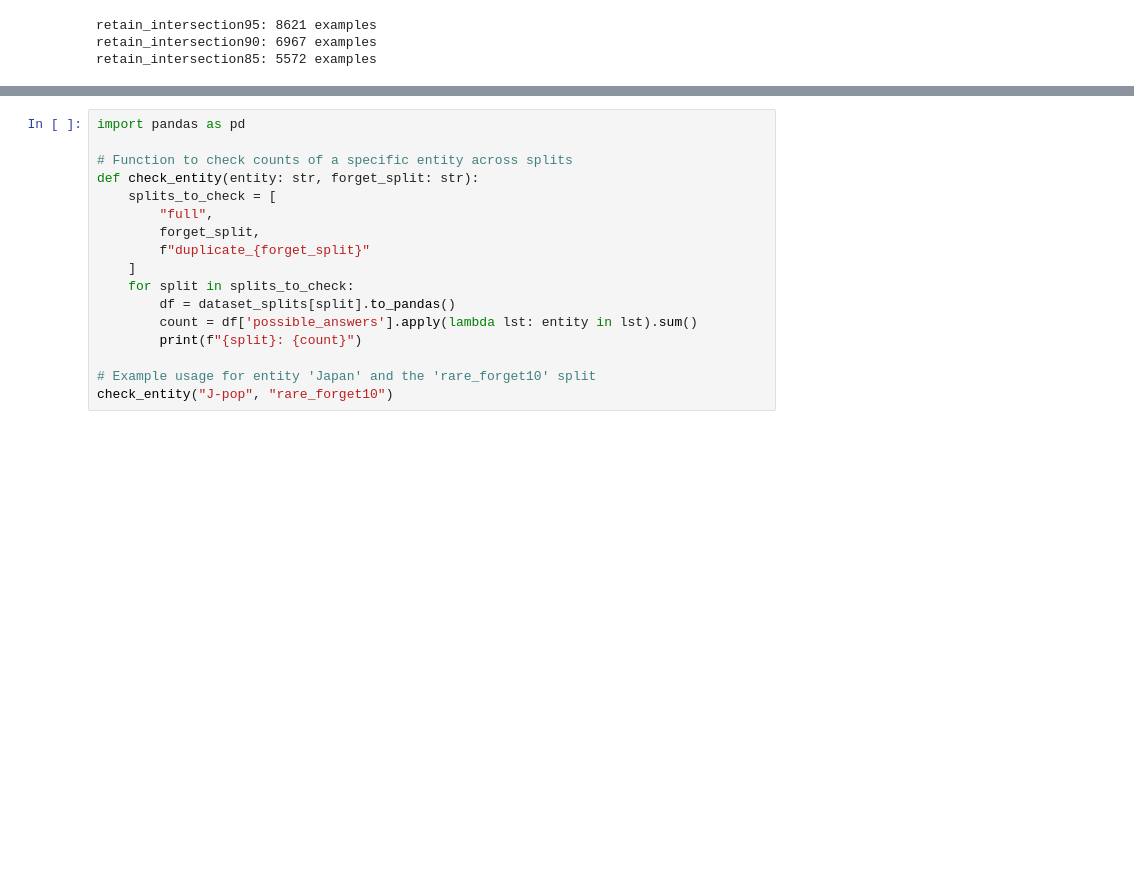
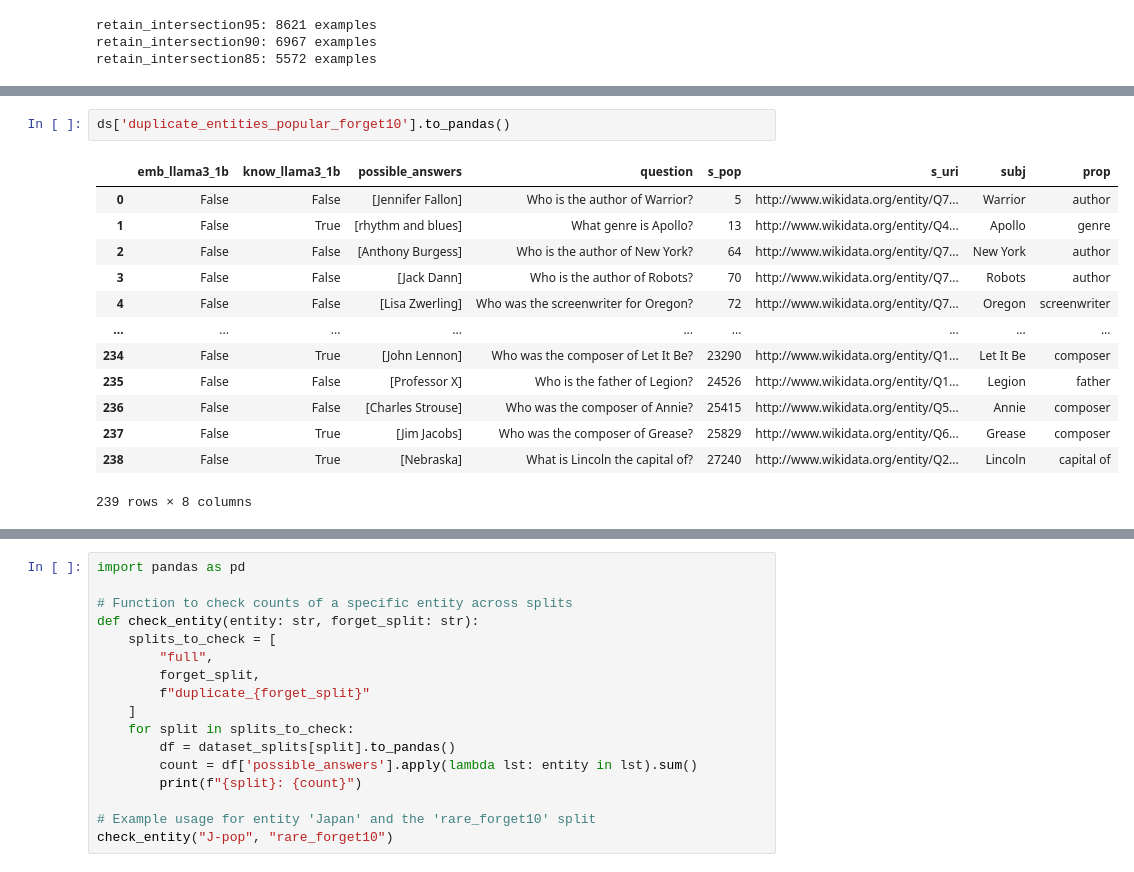
Before and after one commit to Anya-wUw/tripunlamb, a Jupyter notebook: popqa_creation/MU_NLP_DRAFT_.ipynb, the cells around one changed output, grey strips where cells are left out. Cells and saved outputs as stored; diff of their text form; blank space fills up the shorter version.

```diff
--- a/popqa_creation/MU_NLP_DRAFT_.ipynb
+++ b/popqa_creation/MU_NLP_DRAFT_.ipynb
@@ -951,0 +1028,16 @@ for name in dataset_splits.keys():
+# %%
+ds['duplicate_entities_popular_forget10'].to_pandas()
+# %% [output]
+|  | emb_llama3_1b | know_llama3_1b | possible_answers | question | s_pop | s_uri | subj | prop |
+| 0 | False | False | [Jennifer Fallon] | Who is the author of Warrior? | 5 | http://www.wikidata.org/entity/Q7... | Warrior | author |
+| 1 | False | True | [rhythm and blues] | What genre is Apollo? | 13 | http://www.wikidata.org/entity/Q4... | Apollo | genre |
+| 2 | False | False | [Anthony Burgess] | Who is the author of New York? | 64 | http://www.wikidata.org/entity/Q7... | New York | author |
+| 3 | False | False | [Jack Dann] | Who is the author of Robots? | 70 | http://www.wikidata.org/entity/Q7... | Robots | author |
+| 4 | False | False | [Lisa Zwerling] | Who was the screenwriter for Oregon? | 72 | http://www.wikidata.org/entity/Q7... | Oregon | screenwriter |
+| ... | ... | ... | ... | ... | ... | ... | ... | ... |
+| 234 | False | True | [John Lennon] | Who was the composer of Let It Be? | 23290 | http://www.wikidata.org/entity/Q1... | Let It Be | composer |
+| 235 | False | False | [Professor X] | Who is the father of Legion? | 24526 | http://www.wikidata.org/entity/Q1... | Legion | father |
+| 236 | False | False | [Charles Strouse] | Who was the composer of Annie? | 25415 | http://www.wikidata.org/entity/Q5... | Annie | composer |
+| 237 | False | True | [Jim Jacobs] | Who was the composer of Grease? | 25829 | http://www.wikidata.org/entity/Q6... | Grease | composer |
+| 238 | False | True | [Nebraska] | What is Lincoln the capital of? | 27240 | http://www.wikidata.org/entity/Q2... | Lincoln | capital of |
+239 rows × 8 columns
```
Also changed, not shown: parts of 23 cells of this notebook, 35 other files.
